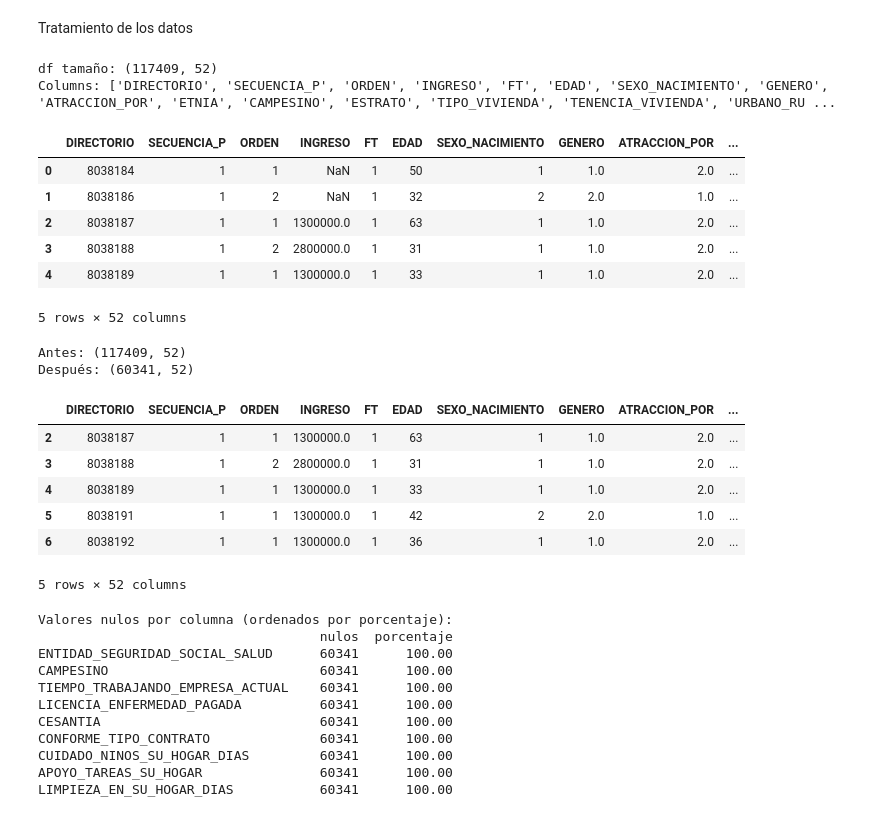
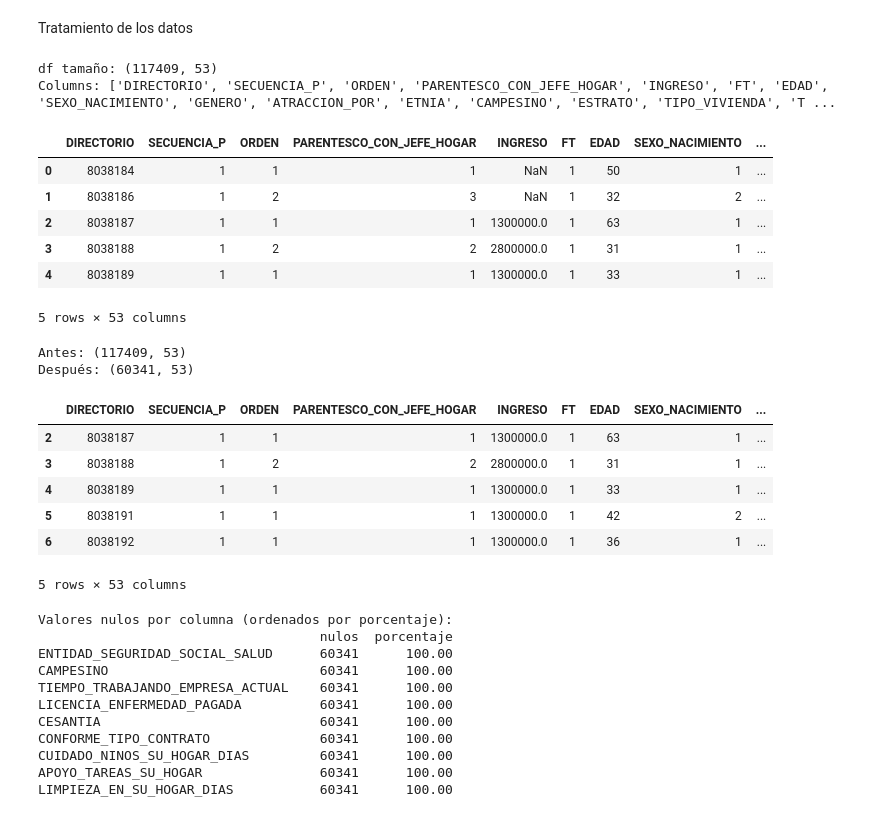
Before and after one commit to Carlos22709/Proyecto_final_analitica, a Jupyter notebook: merges2.ipynb, the cells around one changed output. Cells and saved outputs as stored; diff of their text form; code cells hidden in the pictures.

```diff
--- a/merges2.ipynb
+++ b/merges2.ipynb
@@ -335,7 +335,7 @@ nombres_variables = {
 
 # 2) Columnas deseadas en el subset (sin ACTIVIDAD_MAYOR_TIEMPO)
 cols_ingreso = [
-    'DIRECTORIO', 'SECUENCIA_P', 'ORDEN',
+    'DIRECTORIO', 'SECUENCIA_P', 'ORDEN', 'PARENTESCO_CON_JEFE_HOGAR',
     'INGRESO', 'FT', 'EDAD', 'SEXO_NACIMIENTO', 'GENERO', 'ATRACCION_POR',
     'ETNIA', 'CAMPESINO', 'ESTRATO', 'TIPO_VIVIENDA', 'TENENCIA_VIVIENDA',
     'URBANO_RURAL', 'ELECTRICIDAD', 'GAS_NATURAL', 'DPTO', 'ACUEDUCTO',
@@ -345,42 +345,42 @@ cols_ingreso = [
     'CONTRATO_VERBAL_ESCRITO', 'TERMINO_CONTRATO', 'CONFORME_TIPO_CONTRATO',
     'CESANTIA','LICENCIA_ENFERMEDAD_PAGADA',
     'TIEMPO_TRABAJANDO_EMPRESA_ACTUAL','PRIMA_SERVICIOS','SECTOR_AMPLIO',
     'SECTOR_DETALLADO','ACTUALMENTE_ESTUDIA',
     'GRUPO_INDIGENA','LIMPIEZA_EN_SU_HOGAR','CUIDADO_NINOS_SU_HOGAR',
     'CUIDADO_MAYORES_SU_HOGAR','APOYO_TAREAS_SU_HOGAR',
     'LIMPIEZA_EN_SU_HOGAR_DIAS','LIMPIEZA_EN_SU_HOGAR_HORAS_DIA',
     'CUIDADO_MAYORES_SU_HOGAR_DIAS','CUIDADO_MAYORES_SU_HOGAR_HORAS_DIA',
     'CUIDADO_NINOS_SU_HOGAR_DIAS','CUIDADO_NINOS_SU_HOGAR_HORAS_DIA'
 ]
 
 # 3) Limpiar sufijos de merge (_x / _y)
 df_total.columns = df_total.columns.str.replace(r'(_x|_y)$', '', regex=True)
 
 # 4) Renombrar según el diccionario
 df_total = df_total.rename(columns=nombres_variables)
 
 # 5) Añadir cualquier columna faltante como NaN
 for c in cols_ingreso:
     if c not in df_total.columns:
         df_total[c] = np.nan
 
 # 6) Crear el subset final
 df = df_total[cols_ingreso]
 
 # 7) Verificar
 print("df tamaño:", df.shape)
 print("Columns:", df.columns.tolist())
 display(df.head())
 # %% [output]
-df tamaño: (117409, 52)
-Columns: ['DIRECTORIO', 'SECUENCIA_P', 'ORDEN', 'INGRESO', 'FT', 'EDAD', 'SEXO_NACIMIENTO', 'GENERO', 'ATRACCION_POR', 'ETNIA', 'CAMPESINO', 'ESTRATO', 'TIPO_VIVIENDA', 'TENENCIA_VIVIENDA', 'URBANO_RU ...
+df tamaño: (117409, 53)
+Columns: ['DIRECTORIO', 'SECUENCIA_P', 'ORDEN', 'PARENTESCO_CON_JEFE_HOGAR', 'INGRESO', 'FT', 'EDAD', 'SEXO_NACIMIENTO', 'GENERO', 'ATRACCION_POR', 'ETNIA', 'CAMPESINO', 'ESTRATO', 'TIPO_VIVIENDA', 'T ...
-|  | DIRECTORIO | SECUENCIA_P | ORDEN | INGRESO | FT | EDAD | SEXO_NACIMIENTO | GENERO | ATRACCION_POR | ... |
-| 0 | 8038184 | 1 | 1 | NaN | 1 | 50 | 1 | 1.0 | 2.0 | ... |
-| 1 | 8038186 | 1 | 2 | NaN | 1 | 32 | 2 | 2.0 | 1.0 | ... |
-| 2 | 8038187 | 1 | 1 | 1300000.0 | 1 | 63 | 1 | 1.0 | 2.0 | ... |
-| 3 | 8038188 | 1 | 2 | 2800000.0 | 1 | 31 | 1 | 1.0 | 2.0 | ... |
-| 4 | 8038189 | 1 | 1 | 1300000.0 | 1 | 33 | 1 | 1.0 | 2.0 | ... |
+|  | DIRECTORIO | SECUENCIA_P | ORDEN | PARENTESCO_CON_JEFE_HOGAR | INGRESO | FT | EDAD | SEXO_NACIMIENTO | ... |
+| 0 | 8038184 | 1 | 1 | 1 | NaN | 1 | 50 | 1 | ... |
+| 1 | 8038186 | 1 | 2 | 3 | NaN | 1 | 32 | 2 | ... |
+| 2 | 8038187 | 1 | 1 | 1 | 1300000.0 | 1 | 63 | 1 | ... |
+| 3 | 8038188 | 1 | 2 | 2 | 2800000.0 | 1 | 31 | 1 | ... |
+| 4 | 8038189 | 1 | 1 | 1 | 1300000.0 | 1 | 33 | 1 | ... |
-5 rows × 52 columns
+5 rows × 53 columns
 # %%
 # Opción A: usando .dropna()
 df_final = df.dropna(subset=['INGRESO']).copy()
@@ -390,15 +390,15 @@ print("Antes:", df.shape)
 print("Después:", df_final.shape)
 display(df_final.head())
 # %% [output]
-Antes: (117409, 52)
-Después: (60341, 52)
+Antes: (117409, 53)
+Después: (60341, 53)
-|  | DIRECTORIO | SECUENCIA_P | ORDEN | INGRESO | FT | EDAD | SEXO_NACIMIENTO | GENERO | ATRACCION_POR | ... |
-| 2 | 8038187 | 1 | 1 | 1300000.0 | 1 | 63 | 1 | 1.0 | 2.0 | ... |
-| 3 | 8038188 | 1 | 2 | 2800000.0 | 1 | 31 | 1 | 1.0 | 2.0 | ... |
-| 4 | 8038189 | 1 | 1 | 1300000.0 | 1 | 33 | 1 | 1.0 | 2.0 | ... |
-| 5 | 8038191 | 1 | 1 | 1300000.0 | 1 | 42 | 2 | 2.0 | 1.0 | ... |
-| 6 | 8038192 | 1 | 1 | 1300000.0 | 1 | 36 | 1 | 1.0 | 2.0 | ... |
+|  | DIRECTORIO | SECUENCIA_P | ORDEN | PARENTESCO_CON_JEFE_HOGAR | INGRESO | FT | EDAD | SEXO_NACIMIENTO | ... |
+| 2 | 8038187 | 1 | 1 | 1 | 1300000.0 | 1 | 63 | 1 | ... |
+| 3 | 8038188 | 1 | 2 | 2 | 2800000.0 | 1 | 31 | 1 | ... |
+| 4 | 8038189 | 1 | 1 | 1 | 1300000.0 | 1 | 33 | 1 | ... |
+| 5 | 8038191 | 1 | 1 | 1 | 1300000.0 | 1 | 42 | 2 | ... |
+| 6 | 8038192 | 1 | 1 | 1 | 1300000.0 | 1 | 36 | 1 | ... |
-5 rows × 52 columns
+5 rows × 53 columns
 # %%
 # Total de filas del DataFrame
 total_filas = len(df_final)
```
Also changed, not shown: parts of 35 cells of this notebook.
